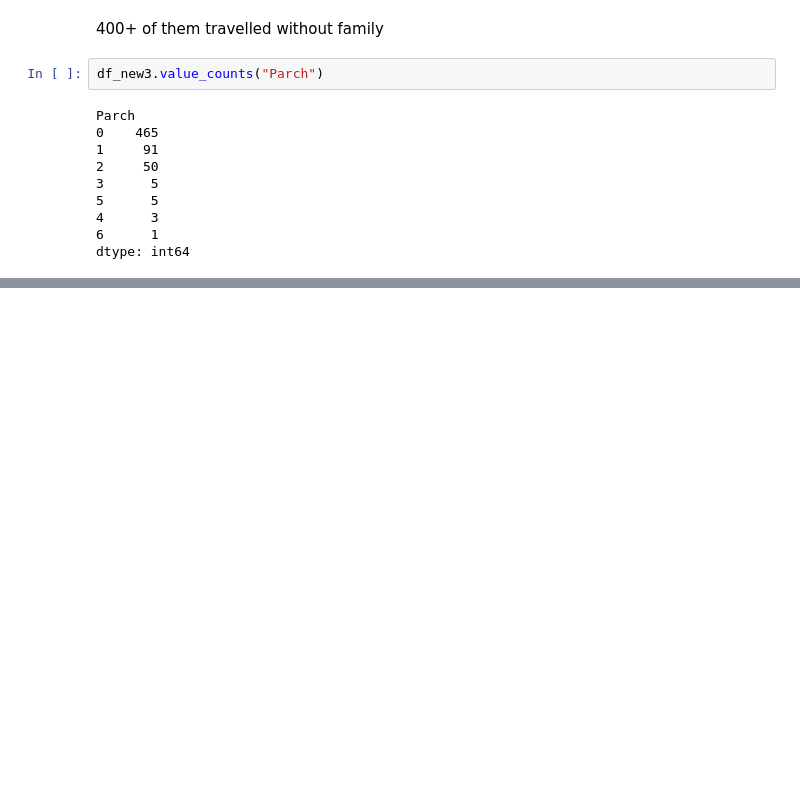
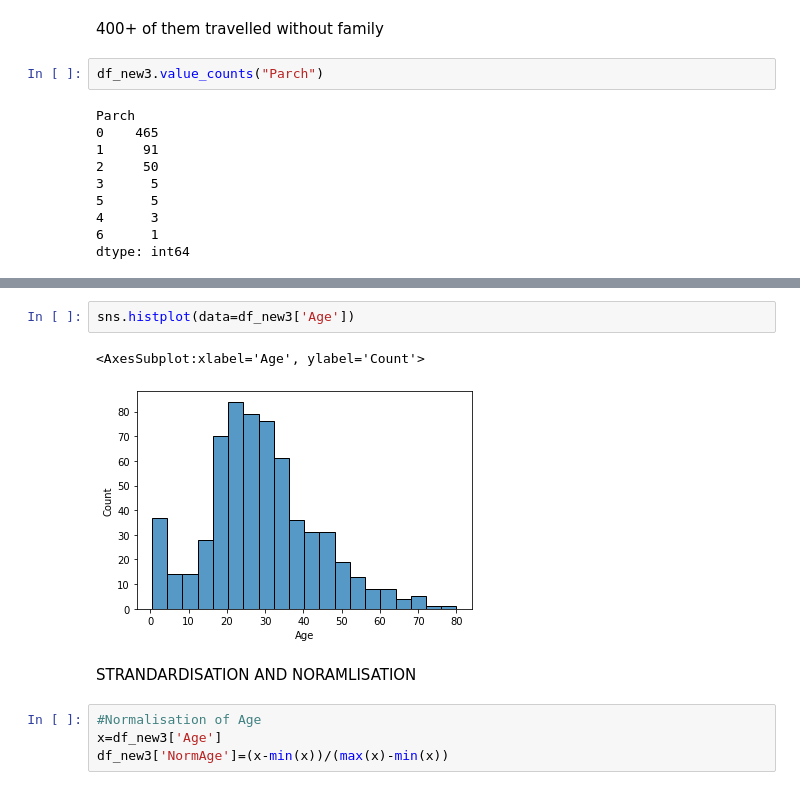
Before and after one commit to smruthi49/Kaggle-Notebooks, a Jupyter notebook: titanic-dataset-eda.ipynb, the cells around one changed output, grey strips where cells are left out. Drawn from its saved outputs; the diff is of its cells as text; blank space fills up the shorter version.

```diff
--- a/titanic-dataset-eda.ipynb
+++ b/titanic-dataset-eda.ipynb
@@ -544,0 +550,11 @@ dtype: int64
+# %%
+sns.histplot(data=df_new3['Age'])
+# %% [output]
+<AxesSubplot:xlabel='Age', ylabel='Count'>
+[figure, added]
+# %% [markdown]
+STRANDARDISATION AND NORAMLISATION
+# %%
+#Normalisation of Age
+x=df_new3['Age']
+df_new3['NormAge']=(x-min(x))/(max(x)-min(x))
```
Also changed, not shown: parts of 5 cells of this notebook.
